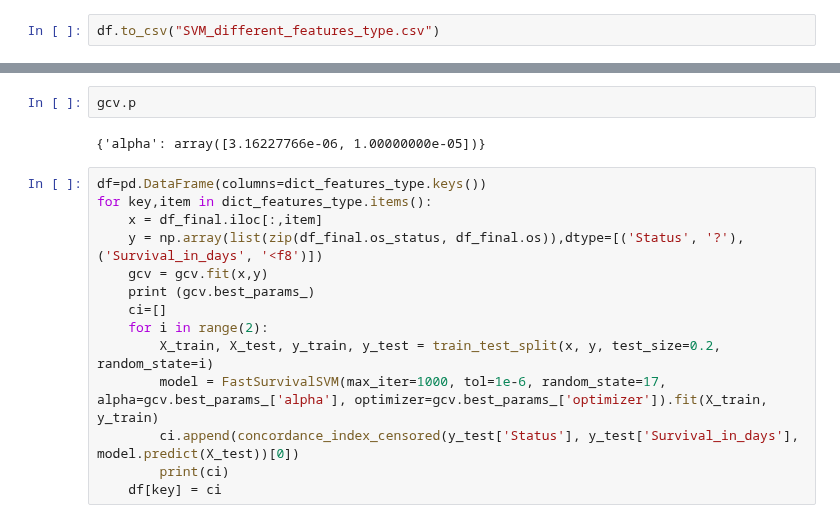
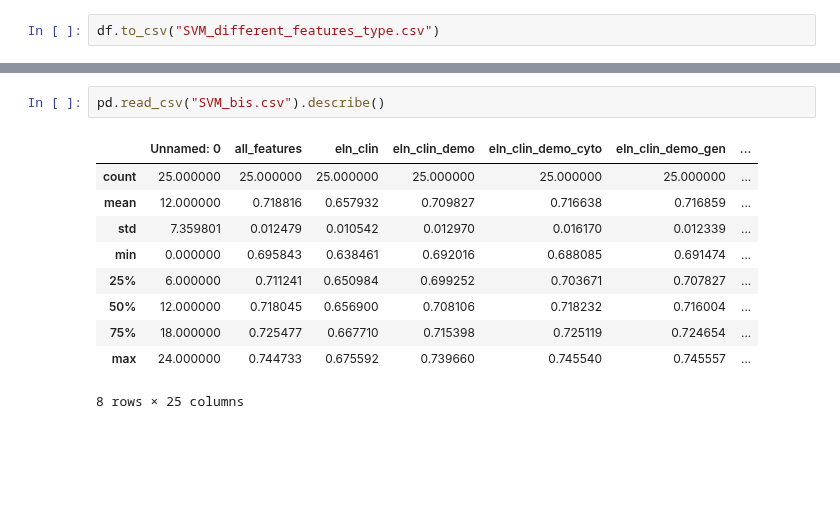
Before and after one commit to reyear/AML_Analysis, a Jupyter notebook: analysis/prognosis/InitialPrognosis/Survival_SVM_python.ipynb, the cells around one changed output, grey strips where cells are left out. Saved outputs shown, nothing was run; the diff lists cells and outputs as text; blank space fills up the shorter version.

```diff
--- a/analysis/prognosis/InitialPrognosis/Survival_SVM_python.ipynb
+++ b/analysis/prognosis/InitialPrognosis/Survival_SVM_python.ipynb
@@ -117,18 +153,13 @@ df1.to_csv("SVM_bis")
-# %%
-gcv.p
-# %% [output]
-{'alpha': array([3.16227766e-06, 1.00000000e-05])}
-# %%
-df=pd.DataFrame(columns=dict_features_type.keys())
-for key,item in dict_features_type.items():
-    x = df_final.iloc[:,item]
-    y = np.array(list(zip(df_final.os_status, df_final.os)),dtype=[('Status', '?'), ('Survival_in_days', '<f8')])
-    gcv = gcv.fit(x,y)
-    print (gcv.best_params_)
-    ci=[]
-    for i in range(2):
-        X_train, X_test, y_train, y_test = train_test_split(x, y, test_size=0.2, random_state=i)
-        model = FastSurvivalSVM(max_iter=1000, tol=1e-6, random_state=17, alpha=gcv.best_params_['alpha'], optimizer=gcv.best_params_['optimizer']).fit(X_train, y_train)
-        ci.append(concordance_index_censored(y_test['Status'], y_test['Survival_in_days'], model.predict(X_test))[0])
-        print(ci)
-    df[key] = ci
+# %%
+pd.read_csv("SVM_bis.csv").describe()
+# %% [output]
+|  | Unnamed: 0 | all_features | eln_clin | eln_clin_demo | eln_clin_demo_cyto | eln_clin_demo_gen | ... |
+| count | 25.000000 | 25.000000 | 25.000000 | 25.000000 | 25.000000 | 25.000000 | ... |
+| mean | 12.000000 | 0.718816 | 0.657932 | 0.709827 | 0.716638 | 0.716859 | ... |
+| std | 7.359801 | 0.012479 | 0.010542 | 0.012970 | 0.016170 | 0.012339 | ... |
+| min | 0.000000 | 0.695843 | 0.638461 | 0.692016 | 0.688085 | 0.691474 | ... |
+| 25% | 6.000000 | 0.711241 | 0.650984 | 0.699252 | 0.703671 | 0.707827 | ... |
+| 50% | 12.000000 | 0.718045 | 0.656900 | 0.708106 | 0.718232 | 0.716004 | ... |
+| 75% | 18.000000 | 0.725477 | 0.667710 | 0.715398 | 0.725119 | 0.724654 | ... |
+| max | 24.000000 | 0.744733 | 0.675592 | 0.739660 | 0.745540 | 0.745557 | ... |
+8 rows × 25 columns
```
Also changed, not shown: parts of 2 cells of this notebook, 3 other files.
